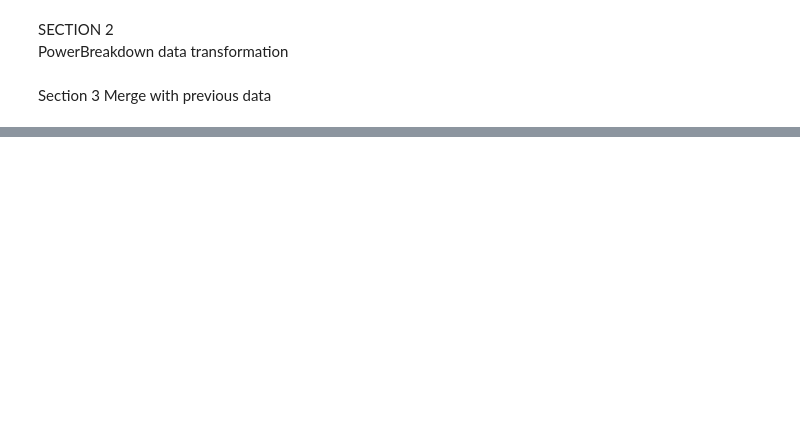
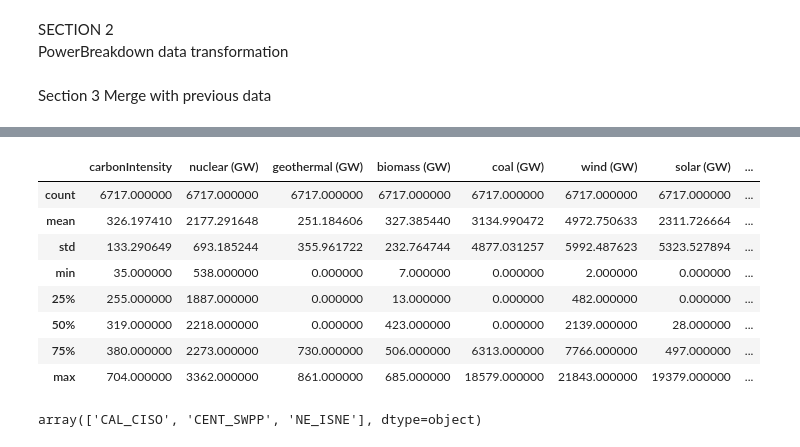
Before and after one commit to BlufferMK/UnitedStatesEnergyData, a Jupyter notebook: Elec_Generation_US.ipynb, the cells around one changed output, grey strips where cells are left out. Saved outputs shown, nothing was run; the diff lists cells and outputs as text; code cells hidden in the pictures; blank space fills up the shorter version.

```diff
--- a/Elec_Generation_US.ipynb
+++ b/Elec_Generation_US.ipynb
@@ -207,0 +244,19 @@ df_final.describe()
+# %%
+df_biomass = df_final.loc[df_final['biomass (GW)'] > 0]
+# %%
+df_biomass.describe()
+# %% [output]
+|  | carbonIntensity | nuclear (GW) | geothermal (GW) | biomass (GW) | coal (GW) | wind (GW) | solar (GW) | ... |
+| count | 6717.000000 | 6717.000000 | 6717.000000 | 6717.000000 | 6717.000000 | 6717.000000 | 6717.000000 | ... |
+| mean | 326.197410 | 2177.291648 | 251.184606 | 327.385440 | 3134.990472 | 4972.750633 | 2311.726664 | ... |
+| std | 133.290649 | 693.185244 | 355.961722 | 232.764744 | 4877.031257 | 5992.487623 | 5323.527894 | ... |
+| min | 35.000000 | 538.000000 | 0.000000 | 7.000000 | 0.000000 | 2.000000 | 0.000000 | ... |
+| 25% | 255.000000 | 1887.000000 | 0.000000 | 13.000000 | 0.000000 | 482.000000 | 0.000000 | ... |
+| 50% | 319.000000 | 2218.000000 | 0.000000 | 423.000000 | 0.000000 | 2139.000000 | 28.000000 | ... |
+| 75% | 380.000000 | 2273.000000 | 730.000000 | 506.000000 | 6313.000000 | 7766.000000 | 497.000000 | ... |
+| max | 704.000000 | 3362.000000 | 861.000000 | 685.000000 | 18579.000000 | 21843.000000 | 19379.000000 | ... |
+# %%
+biomassRegions = df_biomass['region'].unique()
+biomassRegions
+# %% [output]
+array(['CAL_CISO', 'CENT_SWPP', 'NE_ISNE'], dtype=object)
```
Also changed, not shown: parts of 9 cells of this notebook, 6 other files.
